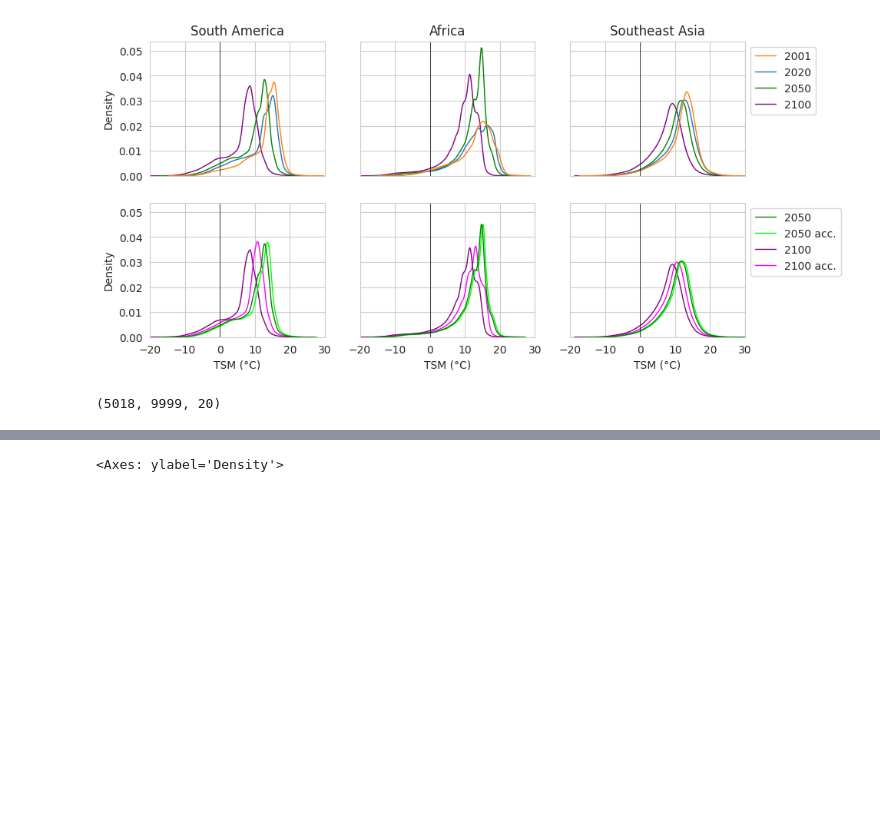
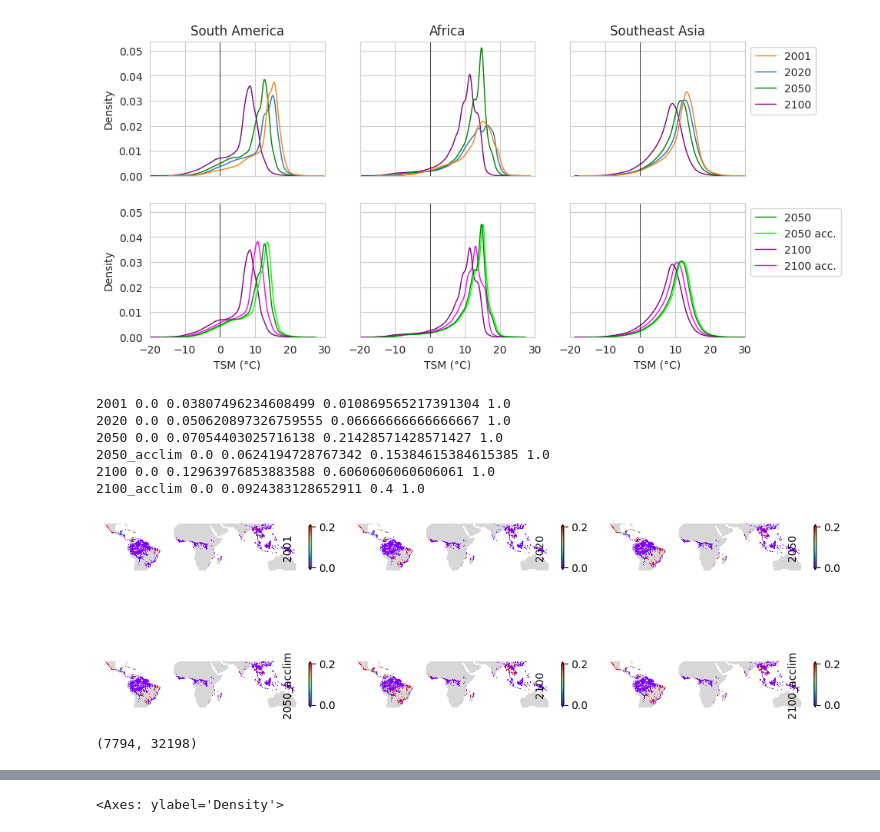
Before and after one commit to gaslen/Tcrit_tropical, a Jupyter notebook: figures.ipynb, the cells around one changed output, grey strips where cells are left out. Cells and saved outputs as stored; diff of their text form; code cells hidden in the pictures; blank space fills up the shorter version.

Commit message:
frac neg tsm per continent

```diff
--- a/figures.ipynb
+++ b/figures.ipynb
@@ -201,10 +256,42 @@ south_america
 africa
 south_east_asia
 [figure]
-# %%
-delta_tsurf_2050 = rio.open(DATA_PATH + '/2050-2100_temperatures/delta_tsurf_2020_2050.tif', 'r').read(1)
-delta_tsurf_2100 = rio.open(DATA_PATH + '/2050-2100_temperatures/delta_tsurf_2020_2100.tif', 'r').read(1)
-delta_tsurf_2050[delta_tsurf_2050==-20] = np.nan
-delta_tsurf_2100[delta_tsurf_2100==-20] = np.nan
-# %% [output]
-(5018, 9999, 20)
+# %%
+frac_sps_neg_tsm = {}
+for year in ['2001','2020','2050','2100']:
+    sps_counts = np.load(DATA_PATH + f"/outputs/species_counts_map_{year}_v15.npy")
+    sps_neg_tsm_counts = np.load(DATA_PATH + f"/outputs/species_negative_tsm_counts_map_{year}_v15.npy")
+
+    sps_counts = np.where(sps_counts == 0, np.nan, sps_counts)
+    sps_neg_tsm_counts = np.where(np.isnan(sps_counts), np.nan, sps_neg_tsm_counts)
+    frac_sps_neg_tsm[year] = sps_neg_tsm_counts / sps_counts
+
+    if year == '2050' or year == '2100':
+        sps_neg_tsm_acclim_counts = np.load(DATA_PATH + f"/outputs/species_negative_tsm_counts_acclim_map_{year}_v15.npy")
+        sps_neg_tsm_acclim_counts = np.where(np.isnan(sps_counts), np.nan, sps_neg_tsm_acclim_counts)
+        frac_sps_neg_tsm[f"{year}_acclim"] = sps_neg_tsm_acclim_counts / sps_counts
+# %%
+for key, array in frac_sps_neg_tsm.items():
+    print(key, np.nanmin(array), np.nanmean(array), np.nanquantile(array, 0.9), np.nanmax(array))
+# %% [output]
+2001 0.0 0.03807496234608499 0.010869565217391304 1.0
+2020 0.0 0.050620897326759555 0.06666666666666667 1.0
+2050 0.0 0.07054403025716138 0.21428571428571427 1.0
+2050_acclim 0.0 0.0624194728767342 0.15384615384615385 1.0
+2100 0.0 0.12963976853883588 0.6060606060606061 1.0
+2100_acclim 0.0 0.0924383128652911 0.4 1.0
+# %%
+fig, axs = plt.subplots(2,3, figsize=(10,5))
+
+for ax, (year, data) in zip(axs.flatten(), frac_sps_neg_tsm.items()):
+    ax.imshow(terra[slice_tropics], cmap=cmap_terra)
+    ax.set_axis_off()
+
+    im = ax.imshow(data, cmap='Reds', interpolation='none', vmin=0, vmax=0.2)
+    if year == '2050':
+        cbar = fig.colorbar(im, extend='both', shrink=0.2)
+        cbar.ax.set_ylabel(year, rotation=90, labelpad=-50, fontdict={'fontsize': 10})
+
+plt.tight_layout()
+# %% [output]
+[figure, added]
@@ -210,0 +306,4 @@ delta_tsurf_2100[delta_tsurf_2100==-20] = np.nan
+# %%
+frac_sps_neg_tsm['2001'].shape#[geo_slices['africa']]
+# %% [output]
+(7794, 32198)
```
Also changed, not shown: parts of 10 cells of this notebook, 3 other files.
